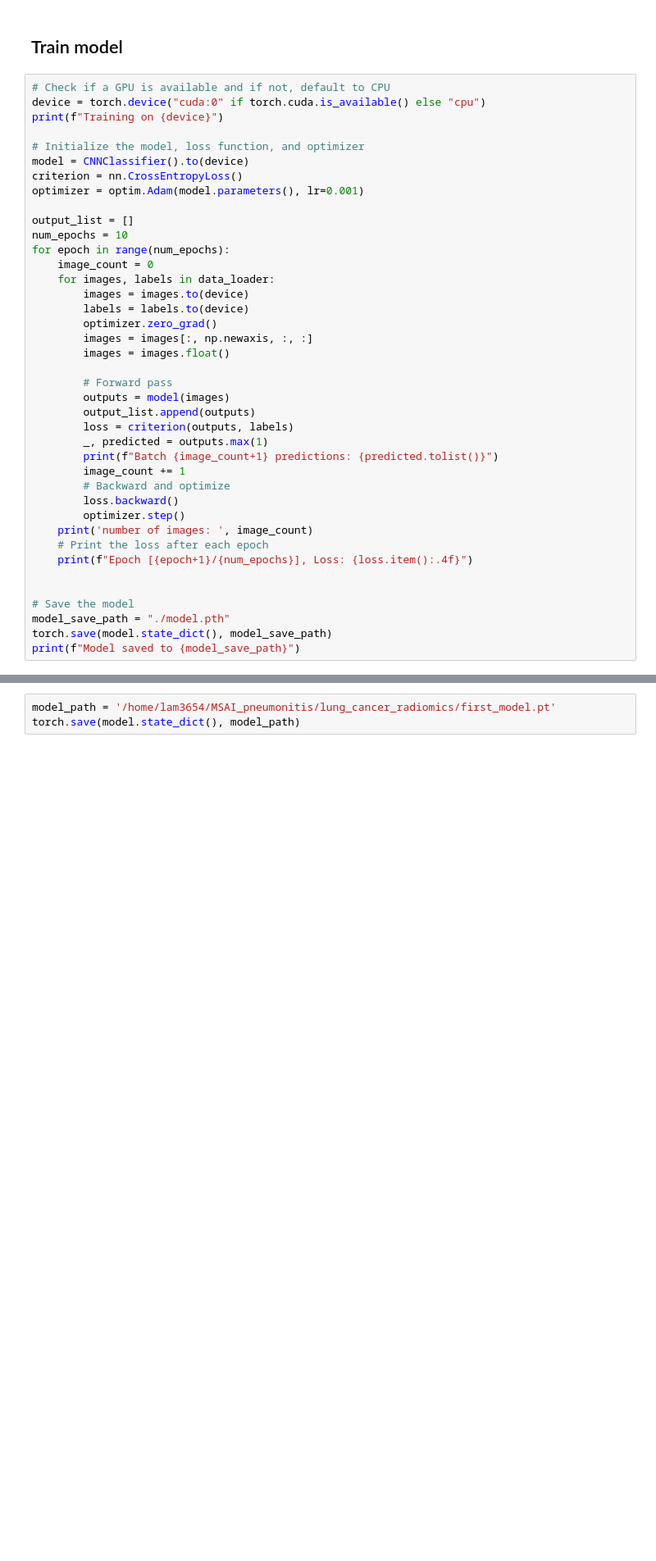
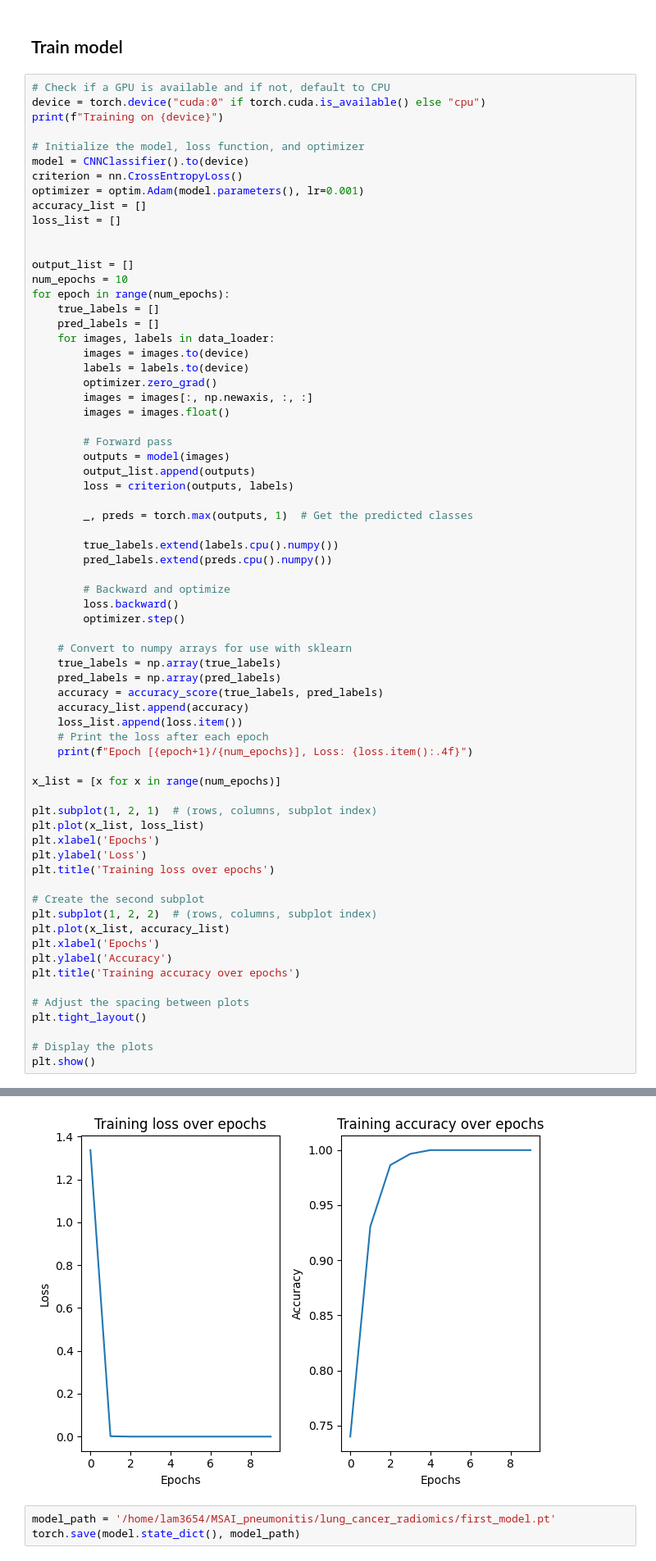
Before and after one commit to zyzou8/lung_cancer_radiomics, a Jupyter notebook: mini_preprocessing.ipynb, the cells around one changed output, grey strips where cells are left out. Shown at 82% size. Drawn from its saved outputs; the diff is of its cells as text; blank space fills up the shorter version.

```diff
--- a/mini_preprocessing.ipynb
+++ b/mini_preprocessing.ipynb
@@ -675,11 +699,15 @@ print(f"Training on {device}")
 model = CNNClassifier().to(device)
 criterion = nn.CrossEntropyLoss()
 optimizer = optim.Adam(model.parameters(), lr=0.001)
+accuracy_list = []
+loss_list = []
+
 
 output_list = []
 num_epochs = 10
 for epoch in range(num_epochs):
-    image_count = 0
+    true_labels = []
+    pred_labels = []
     for images, labels in data_loader:
         images = images.to(device)
         labels = labels.to(device)
@@ -691,20 +719,44 @@ for epoch in range(num_epochs):
         outputs = model(images)
         output_list.append(outputs)
         loss = criterion(outputs, labels)
-        _, predicted = outputs.max(1)
-        print(f"Batch {image_count+1} predictions: {predicted.tolist()}")
-        image_count += 1
+
+        _, preds = torch.max(outputs, 1)  # Get the predicted classes
+
+        true_labels.extend(labels.cpu().numpy())
+        pred_labels.extend(preds.cpu().numpy())
+
         # Backward and optimize
         loss.backward()
         optimizer.step()
-    print('number of images: ', image_count)
+
+    # Convert to numpy arrays for use with sklearn
+    true_labels = np.array(true_labels)
+    pred_labels = np.array(pred_labels)
+    accuracy = accuracy_score(true_labels, pred_labels)
+    accuracy_list.append(accuracy)
+    loss_list.append(loss.item())
     # Print the loss after each epoch
     print(f"Epoch [{epoch+1}/{num_epochs}], Loss: {loss.item():.4f}")
 
+x_list = [x for x in range(num_epochs)]
 
-# Save the model
-model_save_path = "./model.pth"
-torch.save(model.state_dict(), model_save_path)
-print(f"Model saved to {model_save_path}")
+plt.subplot(1, 2, 1)  # (rows, columns, subplot index)
+plt.plot(x_list, loss_list)
+plt.xlabel('Epochs')
+plt.ylabel('Loss')
+plt.title('Training loss over epochs')
+
+# Create the second subplot
+plt.subplot(1, 2, 2)  # (rows, columns, subplot index)
+plt.plot(x_list, accuracy_list)
+plt.xlabel('Epochs')
+plt.ylabel('Accuracy')
+plt.title('Training accuracy over epochs')
+
+# Adjust the spacing between plots
+plt.tight_layout()
+
+# Display the plots
+plt.show()
 # %% [output]
 Training on cuda:0
@@ -727,3 +773,4 @@ Model saved to ./model.pth
+[figure, added]
 # %%
 model_path = '/home/lam3654/MSAI_pneumonitis/lung_cancer_radiomics/first_model.pt'
 torch.save(model.state_dict(), model_path)
```
Also changed, not shown: parts of 33 cells of this notebook.
